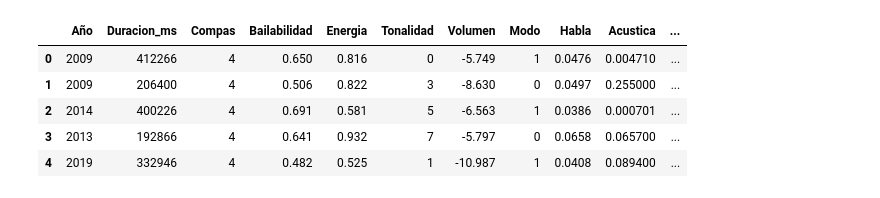
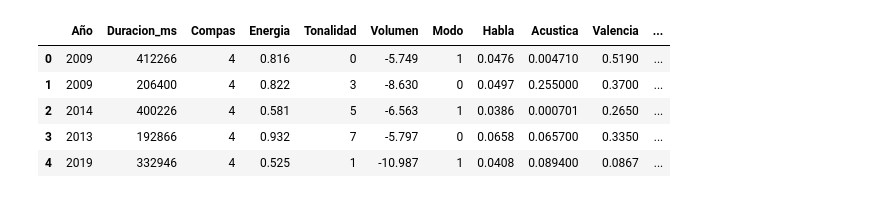
Before and after one commit to JuanCordoneda/Machine-Learning, a Jupyter notebook: 0 - PROYECTO FINAL/ProfitTune.ipynb, the cells around one changed output. Drawn from its saved outputs; the diff is of its cells as text; code cells hidden in the pictures.

```diff
--- a/backup copy/ProfitTune.ipynb
+++ b/0 - PROYECTO FINAL/ProfitTune.ipynb
@@ -108,31 +438,45 @@ def profit_scorer_dynamic(estimator, X, y_true):
 # %%
 # === PASO 1: CARGA Y LIMPIEZA DEL DATASET ===
 
-# Cargar dataset descargado de Kaggle
-df = pd.read_csv("EDMHits.csv")
+# Cargar dataset proporcionado por un cliente del sector musical
+# (por razones de confidencialidad, no se puede revelar el nombre ni la fuente exacta)
+df = pd.read_csv("dataset.csv")
 
-# Renombrar columnas a español
+# Renombramos las columnas a nombres en español para que sea más fácil leerlas
 df.columns = [
     "Cancion", "Artista", "Album", "Año", "Duracion_ms", "Compas",
     "Bailabilidad", "Energia", "Tonalidad", "Volumen", "Modo", "Habla",
     "Acustica", "Instrumentalidad", "Presencia_en_vivo", "Valencia",
     "Tempo", "Popularidad"
 ]
 
-# Eliminar columnas irrelevantes
-df = df.drop(["Cancion", "Artista", "Album"], axis=1)
+# Creamos variables nuevas combinando atributos importantes:
+df["Energia_Valencia"] = df["Energia"] * df["Valencia"]          # mide energía + emoción positiva
+df["Dance_Volumen"] = df["Bailabilidad"] * abs(df["Volumen"])    # mide baile + intensidad del volumen
+df["Tempo_Normalizado"] = df["Tempo"] / df["Duracion_ms"]        # tempo ajustado a la duración
+df["Acusticidad_Invertida"] = 1 - df["Acustica"]                 # cuánto más electrónico es el tema
 
-# Crear variable objetivo: Éxito
-df["Exito"] = (df["Popularidad"] >= 70).astype(int)
+# Eliminamos columnas que no ayudan al modelo (texto, redundantes o poco útiles)
+df = df.drop([
+    "Cancion",
+    "Artista",
+    "Album",
+    "Instrumentalidad",   # ya está representada por Acústica
+    "Bailabilidad",        # ya la usamos en Dance_Volumen
+    "Presencia_en_vivo"    # aporta poco al género electrónico
+], axis=1)
+
+# Variable objetivo que marca si la canción fue exitosa (1) o no (0)
+df["Exito"] = (df["Popularidad"] >= 60).astype(int)
 
 df.head()
 # %% [output]
-|  | Año | Duracion_ms | Compas | Bailabilidad | Energia | Tonalidad | Volumen | Modo | Habla | Acustica | ... |
-| 0 | 2009 | 412266 | 4 | 0.650 | 0.816 | 0 | -5.749 | 1 | 0.0476 | 0.004710 | ... |
-| 1 | 2009 | 206400 | 4 | 0.506 | 0.822 | 3 | -8.630 | 0 | 0.0497 | 0.255000 | ... |
-| 2 | 2014 | 400226 | 4 | 0.691 | 0.581 | 5 | -6.563 | 1 | 0.0386 | 0.000701 | ... |
-| 3 | 2013 | 192866 | 4 | 0.641 | 0.932 | 7 | -5.797 | 0 | 0.0658 | 0.065700 | ... |
-| 4 | 2019 | 332946 | 4 | 0.482 | 0.525 | 1 | -10.987 | 1 | 0.0408 | 0.089400 | ... |
+|  | Año | Duracion_ms | Compas | Energia | Tonalidad | Volumen | Modo | Habla | Acustica | Valencia | ... |
+| 0 | 2009 | 412266 | 4 | 0.816 | 0 | -5.749 | 1 | 0.0476 | 0.004710 | 0.5190 | ... |
+| 1 | 2009 | 206400 | 4 | 0.822 | 3 | -8.630 | 0 | 0.0497 | 0.255000 | 0.3700 | ... |
+| 2 | 2014 | 400226 | 4 | 0.581 | 5 | -6.563 | 1 | 0.0386 | 0.000701 | 0.2650 | ... |
+| 3 | 2013 | 192866 | 4 | 0.932 | 7 | -5.797 | 0 | 0.0658 | 0.065700 | 0.3350 | ... |
+| 4 | 2019 | 332946 | 4 | 0.525 | 1 | -10.987 | 1 | 0.0408 | 0.089400 | 0.0867 | ... |
 # %%
 # === PASO 2: ANÁLISIS EXPLORATORIO DE DATOS ===
 
```
Also changed, not shown: parts of 17 cells of this notebook, 20 other files.
